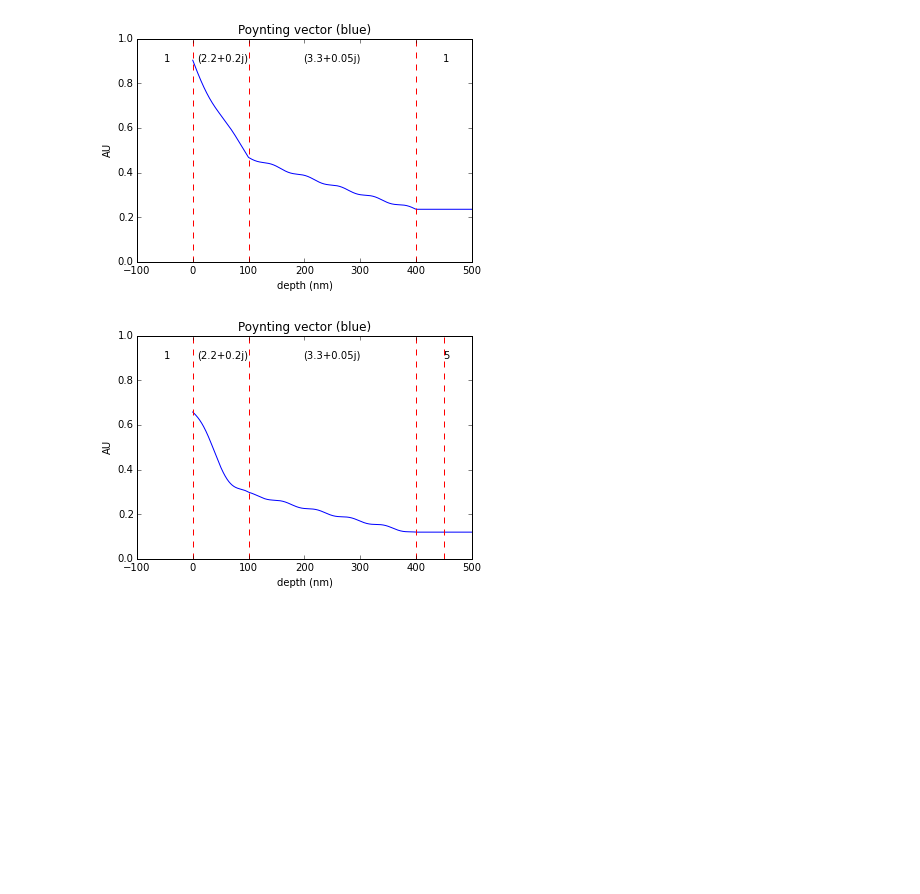
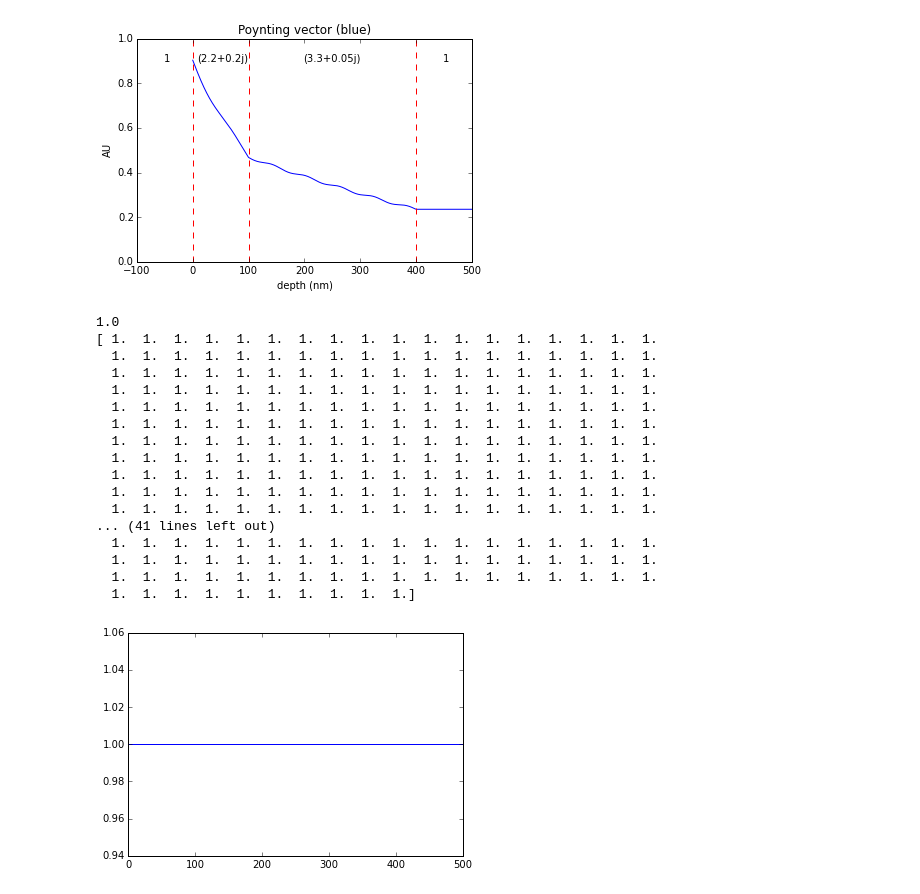
Before and after one commit to eelcodijkstra/teststuff, a Jupyter notebook: miscquicktests/try_tmm/150328_first_try_tmm.ipynb, the cells around one changed output. Cells and saved outputs as stored; diff of their text form; code cells hidden in the pictures; blank space fills up the shorter version.

```diff
--- a/miscquicktests/try_tmm/150328_first_try_tmm.ipynb
+++ b/miscquicktests/try_tmm/150328_first_try_tmm.ipynb
@@ -201,8 +201,8 @@ ax.set_title('Poynting vector (blue)');
 # %% [output]
 [figure]
 # %%
-d_list = [inf, 100, 300, 50, inf] #in nm
-n_list = [1, 2.2+0.2j, 3.3+0.05j, 5, 1]
+d_list = [inf, 100, inf] #in nm
+n_list = [1, 2.0, 1]
 th_0=0.0
 lam_vac=400
 pol='s'
@@ -212,33 +212,56 @@ ds = linspace(0,500,num=1000) #position in structure
 poyn=[]
 absor=[]
 for d in ds:
     layer, d_in_layer = find_in_structure_with_inf(d_list,d)
     data=position_resolved(layer,d_in_layer,coh_tmm_data)
     poyn.append(data['poyn'])
     absor.append(data['absor'])
 # convert data to numpy arrays for easy scaling in the plot
 poyn = array(poyn)
 absor = array(absor)
+print(max(poyn))
+print(poyn)
 
+fig, ax = plt.subplots()
+ax.plot(ds, poyn)
+
+'''
 fig, ax = plt.subplots()
 ax.plot(ds,poyn,'blue') #,ds,200*absor,'purple')
 temp_d = 0
 ax.axvline(0, color='red', linestyle='--')
 for i, d in enumerate(d_list):
     if d != inf:
         if i == 1:
             temp_d = d
         else:
             temp_d += d
         ax.axvline(temp_d, color='red', linestyle='--')
 ax.text(-50,0.9,str(n_list[0]))
 ax.text(10,0.9,str(n_list[1]))
 ax.text(200,0.9,str(n_list[2]))
 ax.text(450,0.9,str(n_list[3]))
 ax.set_xlim(-100, max(ds))
-ax.set_ylim(0,1)
+#ax.set_ylim(0,1)
 ax.set_xlabel('depth (nm)')
 ax.set_ylabel('AU')
-ax.set_title('Poynting vector (blue)');
+ax.set_title('Poynting vector (blue)');''';
 # %% [output]
+1.0
+[ 1.  1.  1.  1.  1.  1.  1.  1.  1.  1.  1.  1.  1.  1.  1.  1.  1.  1.
+  1.  1.  1.  1.  1.  1.  1.  1.  1.  1.  1.  1.  1.  1.  1.  1.  1.  1.
+  1.  1.  1.  1.  1.  1.  1.  1.  1.  1.  1.  1.  1.  1.  1.  1.  1.  1.
+  1.  1.  1.  1.  1.  1.  1.  1.  1.  1.  1.  1.  1.  1.  1.  1.  1.  1.
+  1.  1.  1.  1.  1.  1.  1.  1.  1.  1.  1.  1.  1.  1.  1.  1.  1.  1.
+  1.  1.  1.  1.  1.  1.  1.  1.  1.  1.  1.  1.  1.  1.  1.  1.  1.  1.
+  1.  1.  1.  1.  1.  1.  1.  1.  1.  1.  1.  1.  1.  1.  1.  1.  1.  1.
+  1.  1.  1.  1.  1.  1.  1.  1.  1.  1.  1.  1.  1.  1.  1.  1.  1.  1.
+  1.  1.  1.  1.  1.  1.  1.  1.  1.  1.  1.  1.  1.  1.  1.  1.  1.  1.
+  1.  1.  1.  1.  1.  1.  1.  1.  1.  1.  1.  1.  1.  1.  1.  1.  1.  1.
+  1.  1.  1.  1.  1.  1.  1.  1.  1.  1.  1.  1.  1.  1.  1.  1.  1.  1.
+... (41 lines left out)
+  1.  1.  1.  1.  1.  1.  1.  1.  1.  1.  1.  1.  1.  1.  1.  1.  1.  1.
+  1.  1.  1.  1.  1.  1.  1.  1.  1.  1.  1.  1.  1.  1.  1.  1.  1.  1.
+  1.  1.  1.  1.  1.  1.  1.  1.  1.  1.  1.  1.  1.  1.  1.  1.  1.  1.
+  1.  1.  1.  1.  1.  1.  1.  1.  1.  1.]
-[figure, old version]
+[figure, new version]
```
Also changed, not shown: 4 other files.
